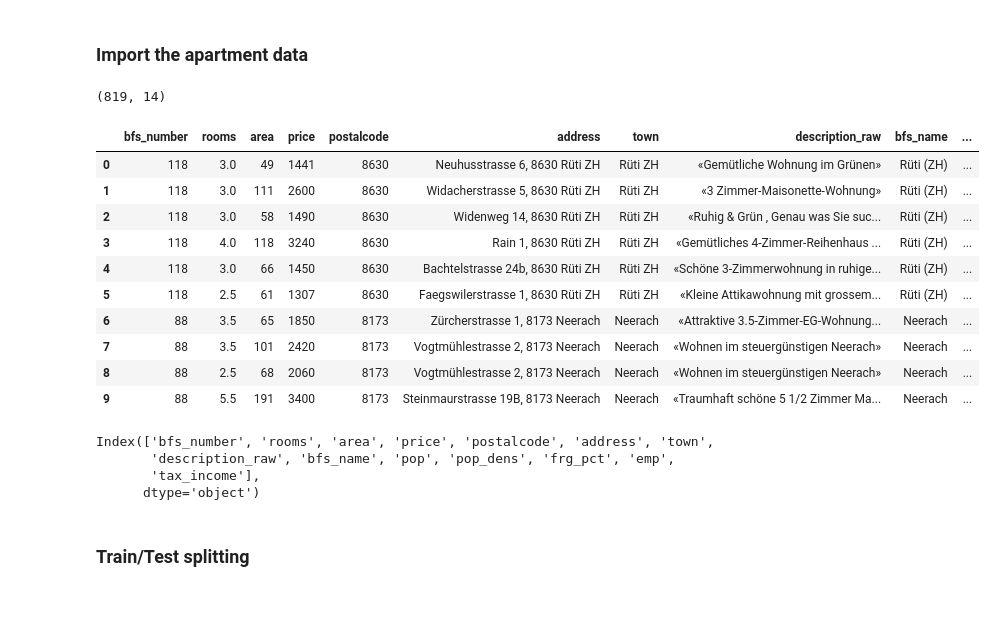
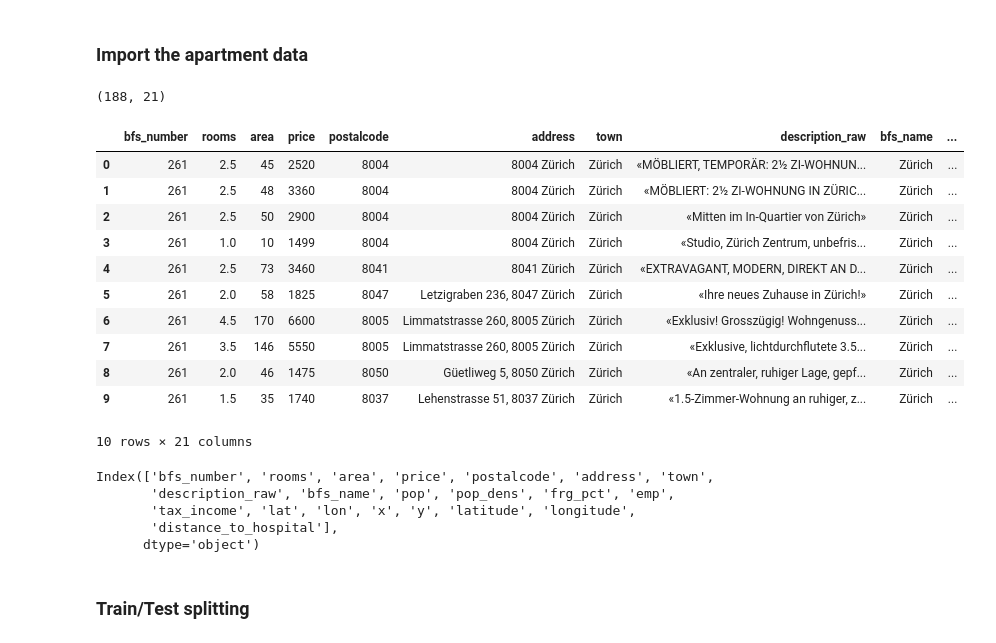
Before and after one commit to muellje3/ai-applications-fs25, a Jupyter notebook: week1/apartment_regression_price_prediction.ipynb, the cells around one changed output. Drawn from its saved outputs; the diff is of its cells as text; code cells hidden in the pictures; blank space fills up the shorter version.

```diff
--- a/week1/apartment_regression_price_prediction.ipynb
+++ b/week1/apartment_regression_price_prediction.ipynb
@@ -15,28 +16,29 @@ from sklearn.metrics import root_mean_squared_error
 ### Import the apartment data
 # %%
 # Read and select variables
-df_orig = pd.read_csv("original_apartment_data_analytics_hs24.csv", sep=",", encoding='utf-8')
+df_orig = pd.read_csv("cleaned_apartment_data_hospital(1).csv", sep=",", encoding='utf-8')
 
 # Remove missing values
 df = df_orig.dropna()
 # Remove duplicates
 df = df.drop_duplicates()
 
 print(df.shape)
 df.head(10)
 # %% [output]
-(819, 14)
+(188, 21)
 |  | bfs_number | rooms | area | price | postalcode | address | town | description_raw | bfs_name | ... |
-| 0 | 118 | 3.0 | 49 | 1441 | 8630 | Neuhusstrasse 6, 8630 Rüti ZH | Rüti ZH | «Gemütliche Wohnung im Grünen» | Rüti (ZH) | ... |
-| 1 | 118 | 3.0 | 111 | 2600 | 8630 | Widacherstrasse 5, 8630 Rüti ZH | Rüti ZH | «3 Zimmer-Maisonette-Wohnung» | Rüti (ZH) | ... |
-| 2 | 118 | 3.0 | 58 | 1490 | 8630 | Widenweg 14, 8630 Rüti ZH | Rüti ZH | «Ruhig & Grün , Genau was Sie suc... | Rüti (ZH) | ... |
-| 3 | 118 | 4.0 | 118 | 3240 | 8630 | Rain 1, 8630 Rüti ZH | Rüti ZH | «Gemütliches 4-Zimmer-Reihenhaus ... | Rüti (ZH) | ... |
-| 4 | 118 | 3.0 | 66 | 1450 | 8630 | Bachtelstrasse 24b, 8630 Rüti ZH | Rüti ZH | «Schöne 3-Zimmerwohnung in ruhige... | Rüti (ZH) | ... |
-| 5 | 118 | 2.5 | 61 | 1307 | 8630 | Faegswilerstrasse 1, 8630 Rüti ZH | Rüti ZH | «Kleine Attikawohnung mit grossem... | Rüti (ZH) | ... |
-| 6 | 88 | 3.5 | 65 | 1850 | 8173 | Zürcherstrasse 1, 8173 Neerach | Neerach | «Attraktive 3.5-Zimmer-EG-Wohnung... | Neerach | ... |
-| 7 | 88 | 3.5 | 101 | 2420 | 8173 | Vogtmühlestrasse 2, 8173 Neerach | Neerach | «Wohnen im steuergünstigen Neerach» | Neerach | ... |
-| 8 | 88 | 2.5 | 68 | 2060 | 8173 | Vogtmühlestrasse 2, 8173 Neerach | Neerach | «Wohnen im steuergünstigen Neerach» | Neerach | ... |
-| 9 | 88 | 5.5 | 191 | 3400 | 8173 | Steinmaurstrasse 19B, 8173 Neerach | Neerach | «Traumhaft schöne 5 1/2 Zimmer Ma... | Neerach | ... |
+| 0 | 261 | 2.5 | 45 | 2520 | 8004 | 8004 Zürich | Zürich | «MÖBLIERT, TEMPORÄR: 2½ ZI-WOHNUN... | Zürich | ... |
+| 1 | 261 | 2.5 | 48 | 3360 | 8004 | 8004 Zürich | Zürich | «MÖBLIERT: 2½ ZI-WOHNUNG IN ZÜRIC... | Zürich | ... |
+| 2 | 261 | 2.5 | 50 | 2900 | 8004 | 8004 Zürich | Zürich | «Mitten im In-Quartier von Zürich» | Zürich | ... |
+| 3 | 261 | 1.0 | 10 | 1499 | 8004 | 8004 Zürich | Zürich | «Studio, Zürich Zentrum, unbefris... | Zürich | ... |
+| 4 | 261 | 2.5 | 73 | 3460 | 8041 | 8041 Zürich | Zürich | «EXTRAVAGANT, MODERN, DIREKT AN D... | Zürich | ... |
+| 5 | 261 | 2.0 | 58 | 1825 | 8047 | Letzigraben 236, 8047 Zürich | Zürich | «Ihre neues Zuhause in Zürich!» | Zürich | ... |
+| 6 | 261 | 4.5 | 170 | 6600 | 8005 | Limmatstrasse 260, 8005 Zürich | Zürich | «Exklusiv! Grosszügig! Wohngenuss... | Zürich | ... |
+| 7 | 261 | 3.5 | 146 | 5550 | 8005 | Limmatstrasse 260, 8005 Zürich | Zürich | «Exklusive, lichtdurchflutete 3.5... | Zürich | ... |
+| 8 | 261 | 2.0 | 46 | 1475 | 8050 | Güetliweg 5, 8050 Zürich | Zürich | «An zentraler, ruhiger Lage, gepf... | Zürich | ... |
+| 9 | 261 | 1.5 | 35 | 1740 | 8037 | Lehenstrasse 51, 8037 Zürich | Zürich | «1.5-Zimmer-Wohnung an ruhiger, z... | Zürich | ... |
+10 rows × 21 columns
 # %%
 # Meaning of variables:
 # bfs_number: official municipality id
@@ -50,7 +52,8 @@ df.columns
 # %% [output]
 Index(['bfs_number', 'rooms', 'area', 'price', 'postalcode', 'address', 'town',
        'description_raw', 'bfs_name', 'pop', 'pop_dens', 'frg_pct', 'emp',
-       'tax_income'],
+       'tax_income', 'lat', 'lon', 'x', 'y', 'latitude', 'longitude',
+       'distance_to_hospital'],
       dtype='object')
 # %% [markdown]
 ### Train/Test splitting
```
Also changed, not shown: parts of 11 cells of this notebook, 11 other files.
